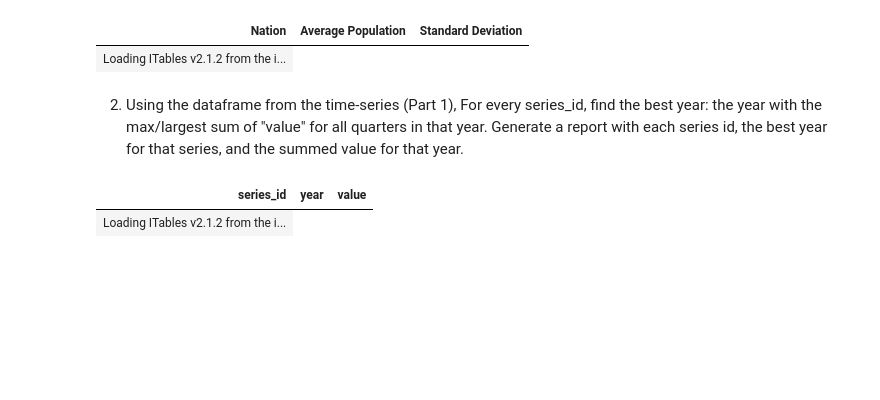
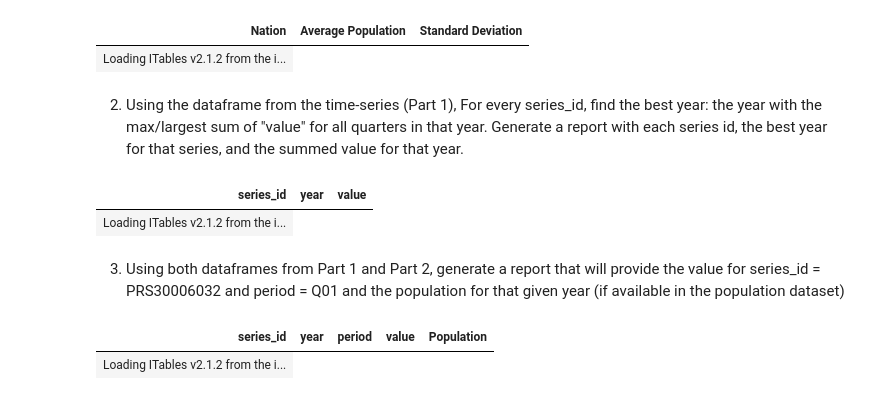
Before and after one commit to slfotg/rearc-data-quest, a Jupyter notebook: notebooks/Analytics.ipynb, the cells around one changed output. Drawn from its saved outputs; the diff is of its cells as text; code cells hidden in the pictures; blank space fills up the shorter version.

```diff
--- a/notebooks/Analytics.ipynb
+++ b/notebooks/Analytics.ipynb
@@ -12,8 +12,8 @@ import itables
 itables.init_notebook_mode(all_interactive=True)
 
 BASE_URL = "https://github-slfotg-rearc-data.s3.us-east-2.amazonaws.com"
-CURRENT_FILE = "pr.data.0.Current"
-JSON_FILE = "data.json"
+CURRENT_FILE = "pr/pr.data.0.Current"
+JSON_FILE = "pr/data.json"
 # %% [output]
 [interactive output not drawn]
 # %% [markdown]
@@ -25,7 +25,16 @@ import json
 from io import StringIO
 from urllib.parse import urljoin
 
-current_df = pl.read_csv(urljoin(BASE_URL, CURRENT_FILE), separator="\t")
+current_df = (
+    pl.read_csv(urljoin(BASE_URL, CURRENT_FILE), separator="\t")
+    .rename(lambda col: col.strip())
+    .with_columns(
+        pl.col("series_id").str.strip_chars(),
+        pl.col("year"),
+        pl.col("period").str.strip_chars(),
+        pl.col("value").str.strip_chars().cast(pl.Float64())
+    )
+)
 with requests.get(urljoin(BASE_URL, JSON_FILE)) as request:
     request.raise_for_status()
     json_df = pl.DataFrame(json.loads(request.text)["data"])
@@ -81,3 +83,12 @@ itables.show(
 # %% [output]
 | series_id | year | value |
 | Loading ITables v2.1.2 from the i... |
+# %% [markdown]
+3. Using both dataframes from Part 1 and Part 2, generate a report that will provide the value for series_id = PRS30006032 and period = Q01 and the population for that given year (if available in the population dataset)
+# %%
+current_df.filter((pl.col("series_id") == "PRS30006032") & (pl.col("period") == "Q01")) \
+    .join(json_df.with_columns(pl.col("ID Year").alias("year")), on=["year"], how="left", coalesce=True) \
+    .select(["series_id", "year", "period", "value", "Population"])
+# %% [output]
+| series_id | year | period | value | Population |
+| Loading ITables v2.1.2 from the i... |
```
Also changed, not shown: parts of 1 cell of this notebook, 2 other files.
